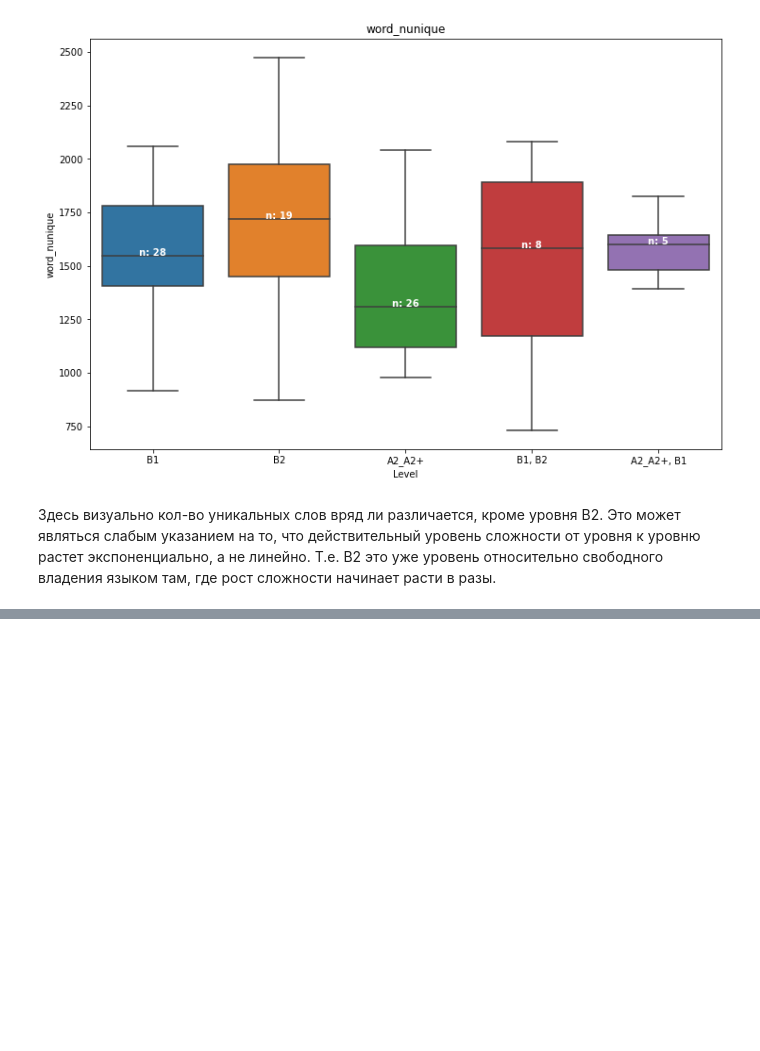
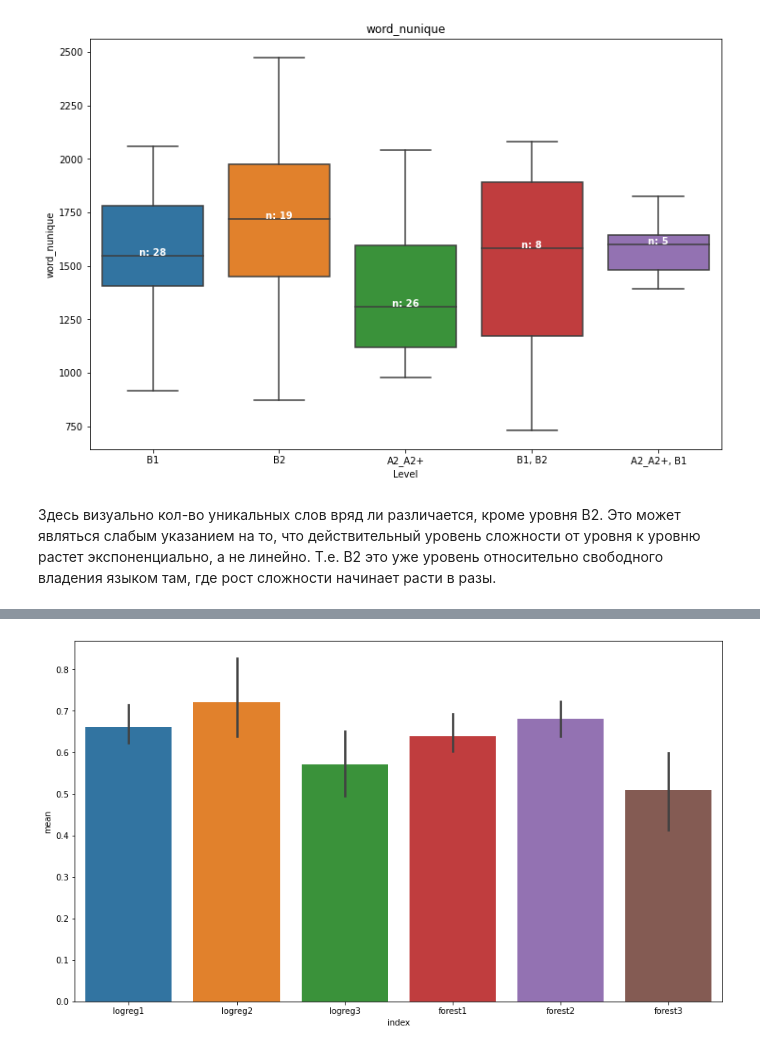
Before and after one commit to snakerzr/predict_english_level_with_movie_subs, a Jupyter notebook: notebook.ipynb, the cells around one changed output, grey strips where cells are left out. Saved outputs shown, nothing was run; the diff lists cells and outputs as text; code cells hidden in the pictures; blank space fills up the shorter version.

```diff
--- a/notebook.ipynb
+++ b/notebook.ipynb
@@ -1053,0 +1103,15 @@ accuracy_score(y_test, y_pred)
+# %%
+
+
+tf = TfidfVectorizer(
+                                # stop_words=stopwords.words('english'),
+                                # ngram_range=(1,3),
+                                # min_df=0.2,
+                                vocabulary=vocab_for_cvect
+                    )
+X = tf.fit_transform(X_multi)
+
+forest = RandomForestClassifier(class_weight='balanced')
+
+forest_multi_cv3 = cross_val_score(forest,X,y_multi,cv=5,scoring='roc_auc_ovo')
+print(forest_multi_cv3)
@@ -1053,0 +1326,4 @@ accuracy_score(y_test, y_pred)
+# %%
+roc_auc_multi_binary_score = roc_auc_multi_binary_score.reset_index()
+# %%
+roc_auc_multi_binary_score['level_n'] = roc_auc_multi_binary_score['level'] + ' n=' + roc_auc_multi_binary_score['n_0'].apply(str)
@@ -1053,0 +1339,7 @@ accuracy_score(y_test, y_pred)
+# %%
+plt.figure(figsize=(14, 8))
+sns.barplot(data=roc_auc_multi_binary_score,x='index',y='mean')
+plt.legend([],[], frameon=False)
+plt.show()
+# %% [output]
+[figure, added]
```
Also changed, not shown: parts of 50 cells of this notebook.
